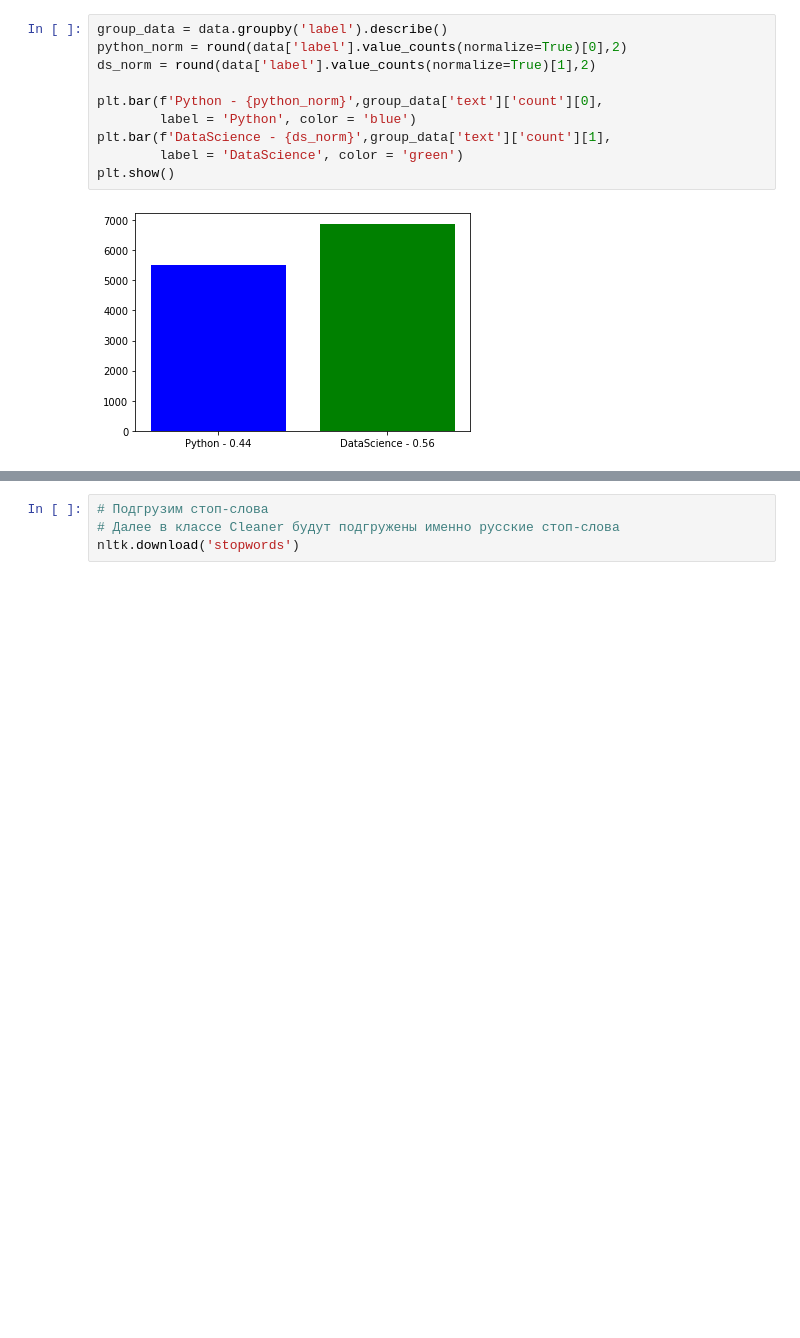
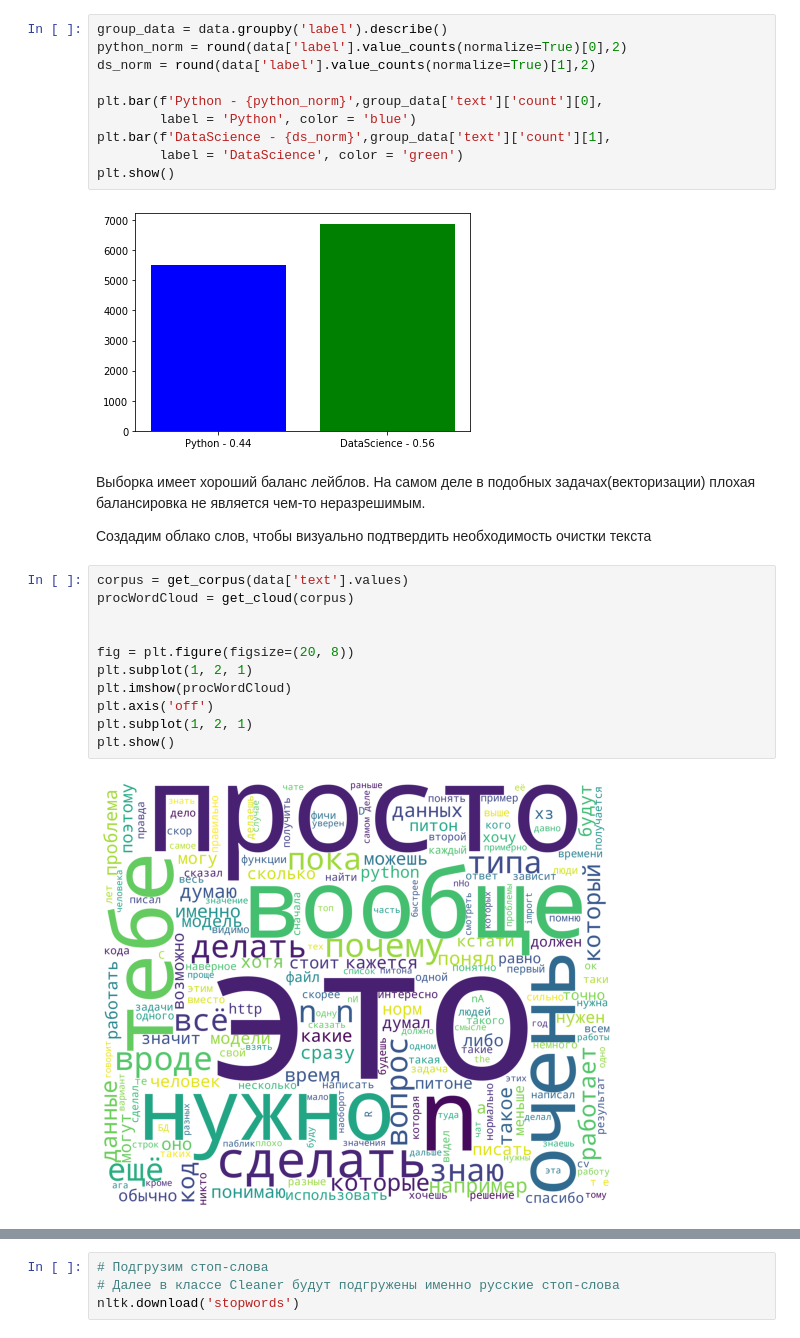
Before and after one commit to mahhets/nlp_classification, a Jupyter notebook: src/research.ipynb, the cells around one changed output, grey strips where cells are left out. Cells and saved outputs as stored; diff of their text form; blank space fills up the shorter version.

Commit message:
word_cloud -> make personal dict

```diff
--- a/src/research.ipynb
+++ b/src/research.ipynb
@@ -67,3 +69,21 @@ plt.bar(f'DataScience - {ds_norm}',group_data['text']['count'][1],
 plt.show()
 # %% [output]
 [figure]
+# %% [markdown]
+Выборка имеет хороший баланс лейблов. На самом деле в подобных задачах(векторизации) плохая
+балансировка не является чем-то неразрешимым.
+
+Создадим облако слов, чтобы визуально подтвердить необходимость очистки текста
+# %%
+corpus = get_corpus(data['text'].values)
+procWordCloud = get_cloud(corpus)
+
+
+fig = plt.figure(figsize=(20, 8))
+plt.subplot(1, 2, 1)
+plt.imshow(procWordCloud)
+plt.axis('off')
+plt.subplot(1, 2, 1)
+plt.show()
+# %% [output]
+[figure, added]
```
Also changed, not shown: parts of 10 cells of this notebook, 1 other file.
